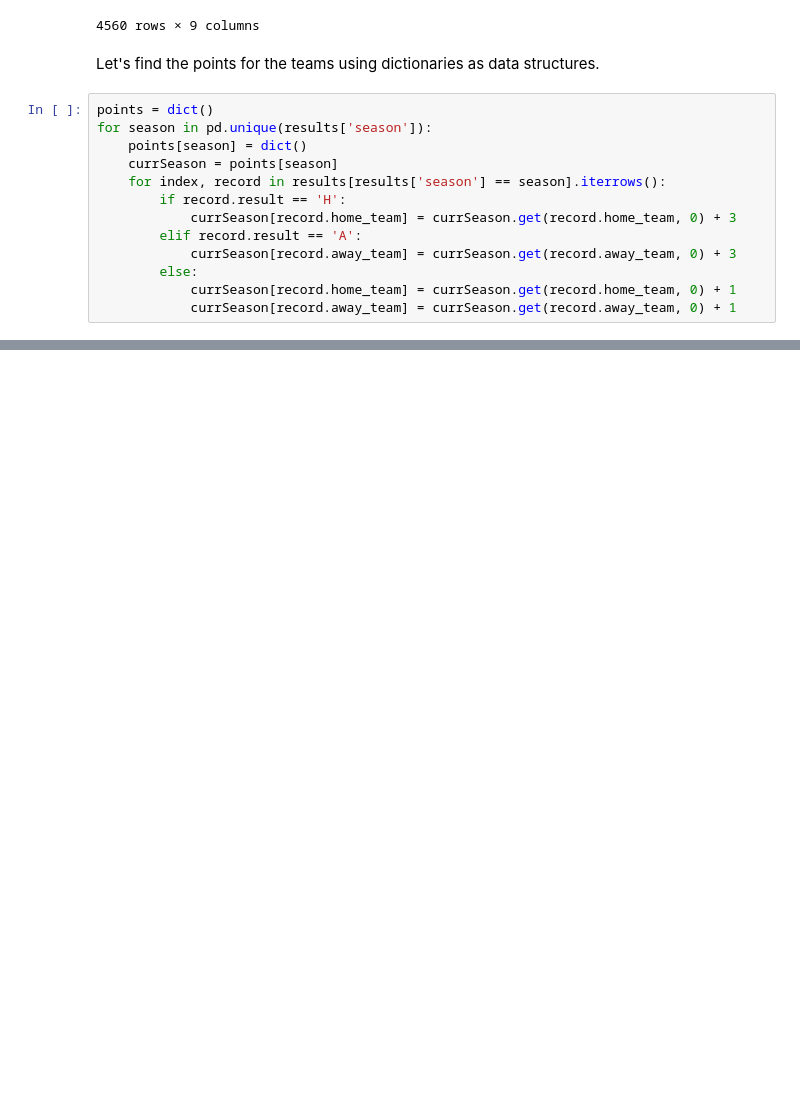
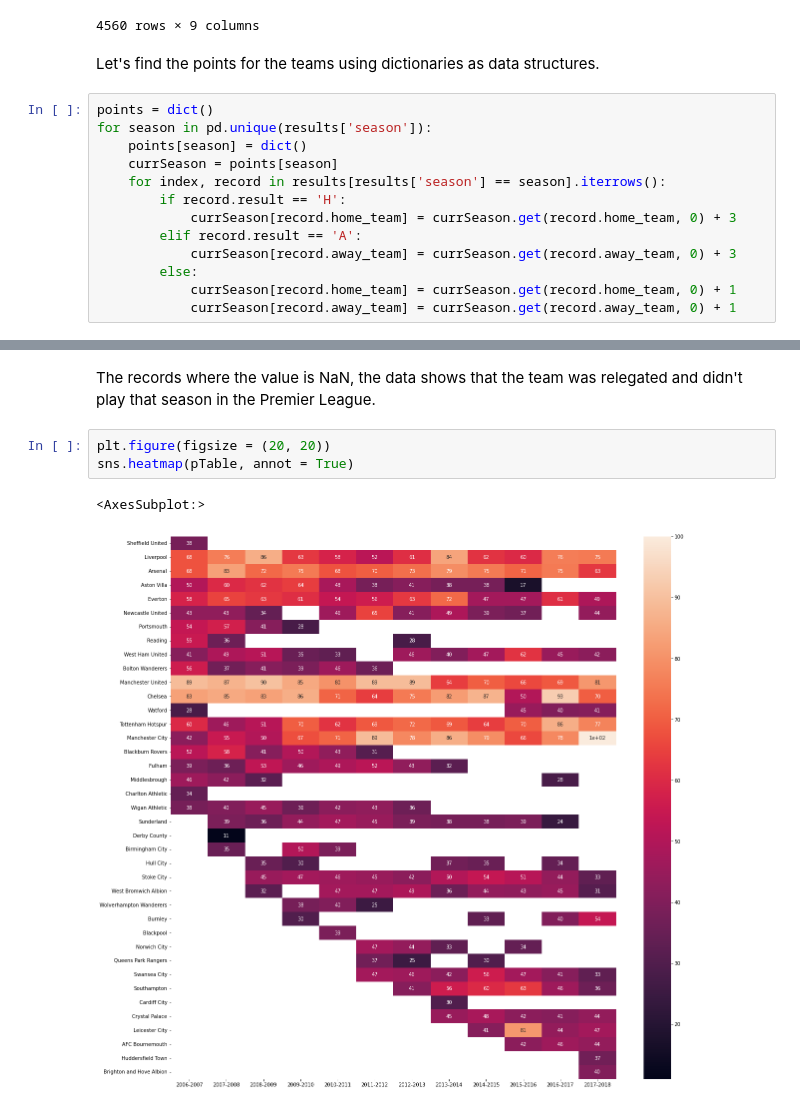
Before and after one commit to kaushik7kk/Premier-League-Analysis, a Jupyter notebook: Premier_League_Analysis.ipynb, the cells around one changed output, grey strips where cells are left out. Cells and saved outputs as stored; diff of their text form; blank space fills up the shorter version.

```diff
--- a/Premier_League_Analysis.ipynb
+++ b/Premier_League_Analysis.ipynb
@@ -470,0 +471,8 @@ pTable
+# %% [markdown]
+The records where the value is NaN, the data shows that the team was relegated and didn't play that season in the Premier League.
+# %%
+plt.figure(figsize = (20, 20))
+sns.heatmap(pTable, annot = True)
+# %% [output]
+<AxesSubplot:>
+[figure, added]
```
Also changed, not shown: parts of 5 cells of this notebook.
